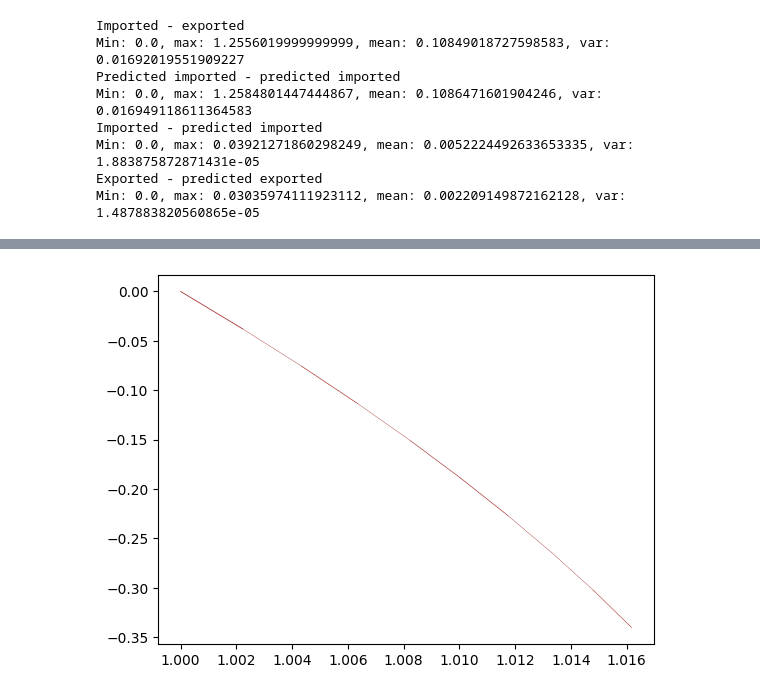
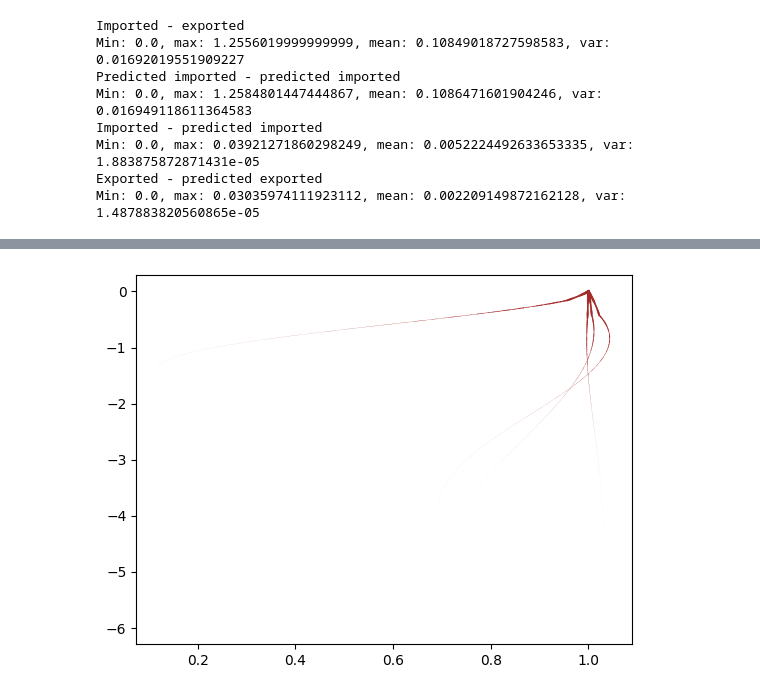
Before and after one commit to KajetanPoliak/greenhack2024, a Jupyter notebook: Pepa_ntb.ipynb, the cells around one changed output, grey strips where cells are left out. Saved outputs shown, nothing was run; the diff lists cells and outputs as text; code cells hidden in the pictures.

```diff
--- a/Pepa_ntb.ipynb
+++ b/Pepa_ntb.ipynb
@@ -206,7 +206,7 @@ class Tree:
     def __init__(self, start_angle):
         self.open_branches = {}
         self.closed_branches = {}
-        self.open_branches[''] = Branch([1, 0], [1, 7], start_angle)
+        self.open_branches[''] = Branch([1, 0], [1, 1], start_angle)
 
     def get_closed_lines(self, ax):
         result = []
@@ -446,12 +376,13 @@ def get_widths(col):
     return result
 
 class Root:
-    def __init__(self, angle, length, start, width, points):
+    def __init__(self, angle, length, start, width, points, data):
         self.angle = angle
         self.length = length
         self.start = start
         self.width = width
         self.points = points
+        self.generated = self.generate(data)
 
     def generate(self, data):
         result = generate_root(self.angle, self.length, self.start[0], self.start[1], self.width, self.points)
@@ -460,25 +391,36 @@ class Root:
         result = []
         i = 0
         for coord, width in zip(x_shift, data):
-            result.append((coord[0], coord[1], width * (SCALING_FACTOR ** i)))
+            result.append((coord[0], coord[1], 4 * width * (SCALING_FACTOR ** i)))
             i += 1
         return result
 
-    def get_lines(self, ax, count, data):
-        points = self.generate(data)
+    def get_lines(self, ax, count):
+        points = self.generated
         result = []
         last = points[0]
         for (x, y, w) in points[1:count]:
-            result.append(ax.plot([last[0], x], [last[1], y], color='brown', linewidth=w))
+            result = result + ax.plot([last[0], x], [last[1], y], color='brown', linewidth=w)
             last = (x, y, w)
         return result
+
+def gen_roots(n):
+    angles = np.linspace(-45, 45, n, endpoint=False) + np.random.randint(-5, 5, n)
+    result = []
+    i = 0
+    for angle in angles:
+        length = 5 + np.random.randint(-2, 2)
+        result.append(Root(angle, length, (1, 0), 1, 175, get_widths(i)))
+        i = i + i
+    return result
 # %%
-root = Root(20, 7, (1, 0), 1, 175)
+roots = gen_roots(4)
 fig, ax = plt.subplots()
-result = root.get_lines(ax, 10, get_widths(0))
+for root in roots:
+    lines = root.get_lines(ax, 175)
 plt.show()
 # %% [output]
-[figure, old version]
+[figure, new version]
 # %%
 class RootAndTreeAnimation:
     def __init__(self, tree, roots):
```
Also changed, not shown: parts of 7 cells of this notebook, 1 other file.
